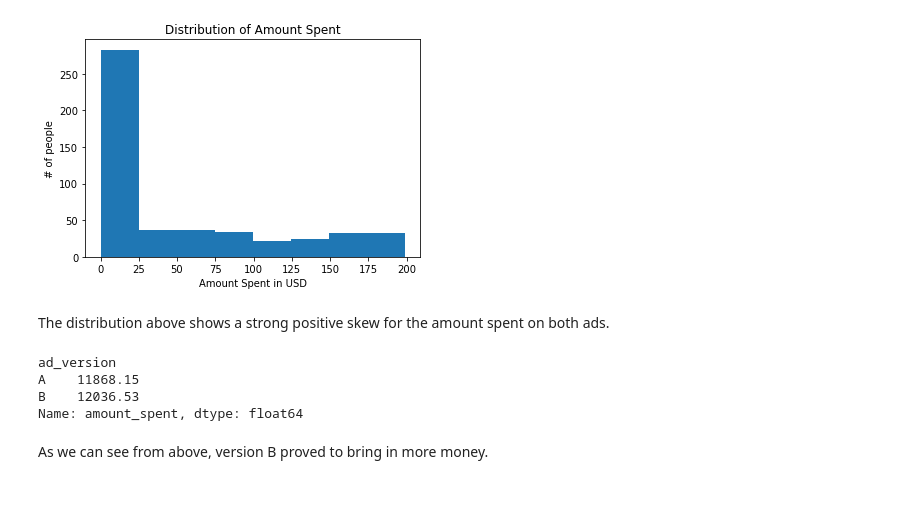
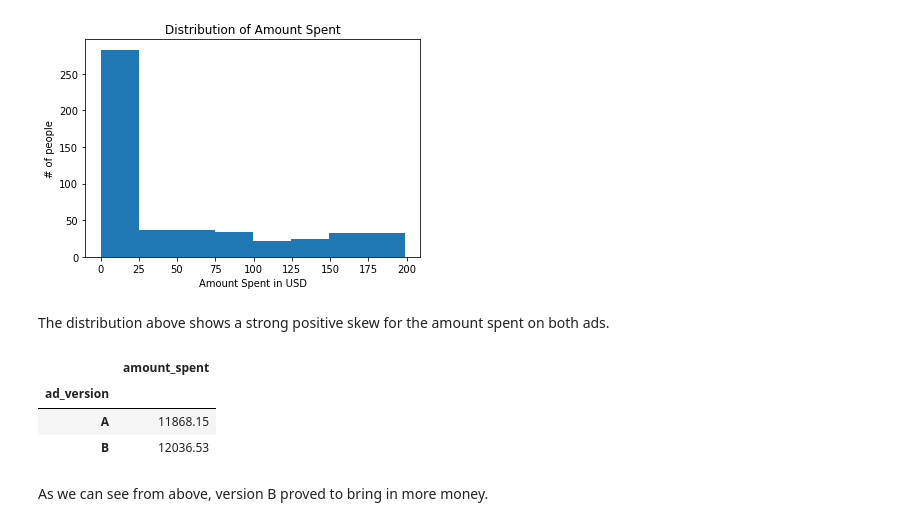
Before and after one commit to zachagreenberg/AdCampaignTesting, a Jupyter notebook: eda-testing-eval.ipynb, the cells around one changed output. Saved outputs shown, nothing was run; the diff lists cells and outputs as text; code cells hidden in the pictures; blank space fills up the shorter version.

```diff
--- a/eda-testing-eval.ipynb
+++ b/eda-testing-eval.ipynb
@@ -204,12 +204,12 @@ plt.show()
 # %% [markdown]
 The distribution above shows a strong positive skew for the amount spent on both ads.
 # %%
-df.groupby(df['ad_version'])['amount_spent'].sum()
+df.groupby(df['ad_version'])[['amount_spent']].sum()
 # %% [output]
-ad_version
-A    11868.15
-B    12036.53
-Name: amount_spent, dtype: float64
+|  | amount_spent |
+| ad_version |  |
+| A | 11868.15 |
+| B | 12036.53 |
 # %% [markdown]
 As we can see from above, version B proved to bring in more money.
 # %% [markdown]
```
Also changed, not shown: parts of 1 cell of this notebook.
